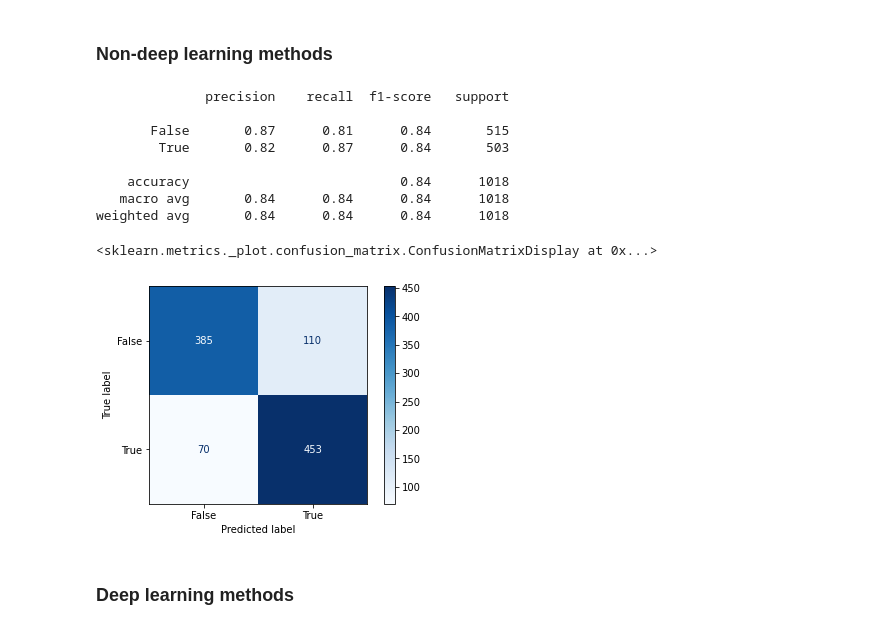
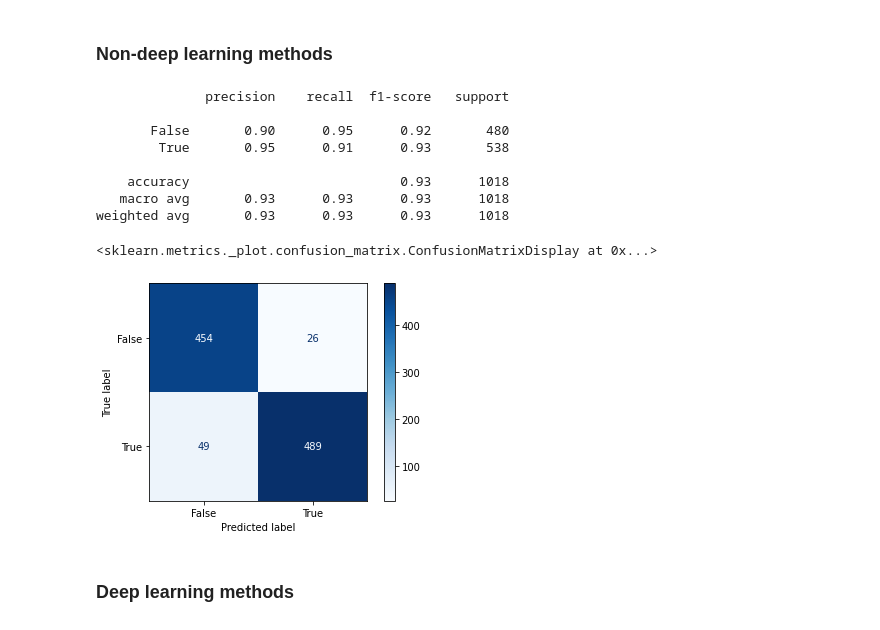
Before and after one commit to rr1017/AMLS_21-22-_SN21213556, a Jupyter notebook: Script.ipynb, the cells around one changed output. Saved outputs shown, nothing was run; the diff lists cells and outputs as text; code cells hidden in the pictures.

```diff
--- a/Script.ipynb
+++ b/Script.ipynb
@@ -39,7 +39,7 @@ plt.show()
 # Create a feature matrix X(NxM) where N = number of data samples and M = number of features
 # Create a labels vector y(Nx1)
 
-X = df.iloc[:,5:].to_numpy() # remove the first 5 columns since they are not features
+X = df.iloc[:,5:].drop(columns=['corr_LH','corr_HL','corr_HH']).to_numpy() # remove the first 5 columns since they are not features
 y = df['tumour']
 
 # Use SVMSMOTE to over-sample the dataset
@@ -176,7 +175,7 @@ df['energy_HH'] = feature6
 n_components = 10
 
 pca = PCA(n_components=n_components)
-pca.fit(X_train)
+pca.fit(X_train/X_train.std(axis=0))
 print(pca.explained_variance_ratio_)
 
 # Generate scree plot
@@ -190,7 +189,9 @@ ax.set_xlabel('Component Number')
 ax.set_ylabel('Explained Variance')
 plt.show()
 
-test = pca.transform(X_val)
-plt.scatter(test[:,0],test[:,1])
-plt.show()
+# Plot correlation circle to study the influence of each feature in clustering
+fig,corr_matrix = plot_pca_correlation_graph(X/X.std(axis=0),df.iloc[:,5:].drop(columns=['corr_LH','corr_HL','corr_HH']).columns) # feature normalisation ensures relative values
+print(corr_matrix)
+fig.set_figheight(10)
+fig.set_figwidth(10)
 # %% [output]
@@ -222,27 +239,32 @@ sick.plot(f1,f2,kind='scatter',color='red',ax=ax)
 # %%
 # Use non-deep learning methods such as SVM, LDA, NB, logistic regression
 # Classifier training
-clf = discriminant_analysis.LinearDiscriminantAnalysis() # naive_bayes.GaussianNB() # neighbors.KNeighborsClassifier() # svm.SVC()
-clf.fit(X_train,y_train)
+# clf = discriminant_analysis.LinearDiscriminantAnalysis()
+# clf = naive_bayes.GaussianNB()
+clf = neighbors.KNeighborsClassifier()
+# clf = LogisticRegression()
+# clf = svm.SVC()
+# clf = DecisionTreeClassifier()
+clf.fit(X_train/X_train.std(axis=0),y_train)
 
 # SVM classifier testing
-yhat = clf.predict(X_val)
+yhat = clf.predict(X_val/X_val.std(axis=0))
 
 # Calculate accuracy, precision and recall
 print(classification_report(y_val,yhat))
 # %% [output]
               precision    recall  f1-score   support
 
-       False       0.87      0.81      0.84       515
-        True       0.82      0.87      0.84       503
+       False       0.90      0.95      0.92       480
+        True       0.95      0.91      0.93       538
 
-    accuracy                           0.84      1018
-   macro avg       0.84      0.84      0.84      1018
-weighted avg       0.84      0.84      0.84      1018
+    accuracy                           0.93      1018
+   macro avg       0.93      0.93      0.93      1018
+weighted avg       0.93      0.93      0.93      1018
 # %%
-plot_confusion_matrix(clf,X_val,y_val,cmap='Blues')
+plot_confusion_matrix(clf,X_val/X_val.std(axis=0),y_val,cmap='Blues')
 # %% [output]
 <sklearn.metrics._plot.confusion_matrix.ConfusionMatrixDisplay at 0x...>
-[figure, old version]
+[figure, new version]
 # %% [markdown]
 ### Deep learning methods
```
Also changed, not shown: parts of 4 cells of this notebook, 3 other files.
